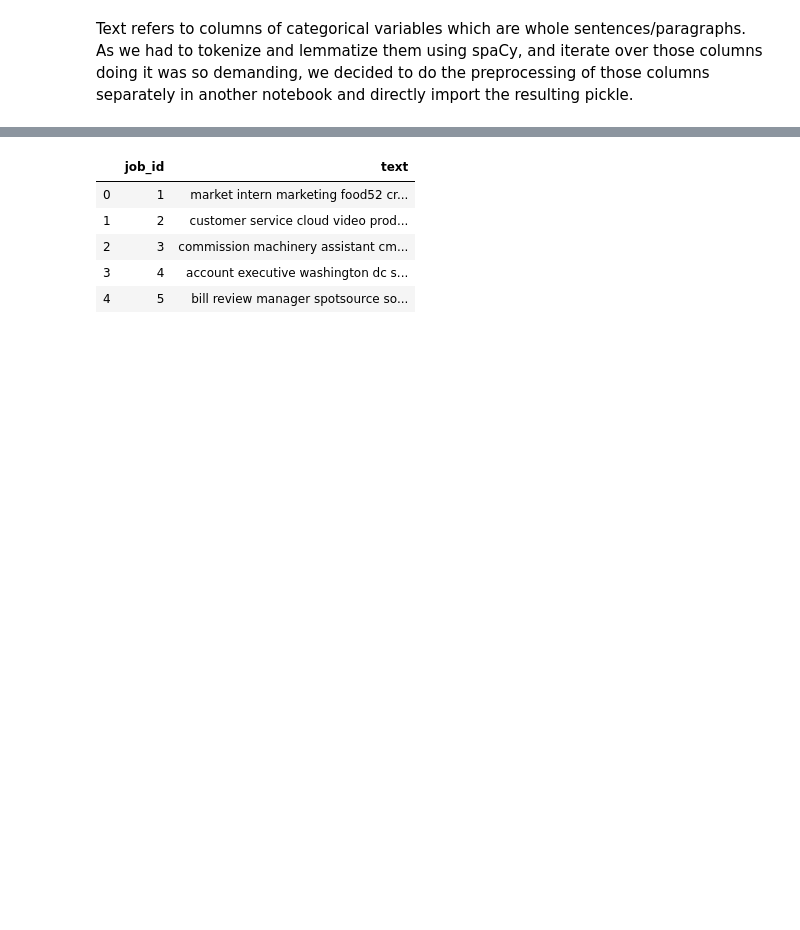
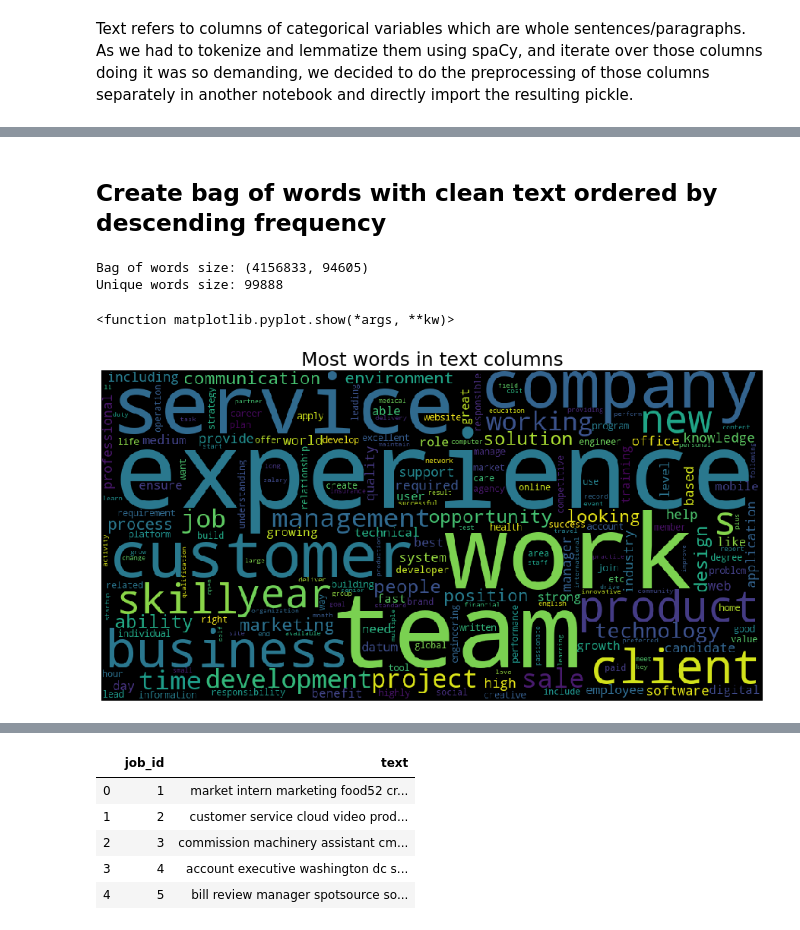
Before and after one commit to mikongame/Module-3-Project-2-ML-Fraud-Detection, a Jupyter notebook: your-code/merged.ipynb, the cells around one changed output, grey strips where cells are left out. Cells and saved outputs as stored; diff of their text form; code cells hidden in the pictures; blank space fills up the shorter version.

```diff
--- a/your-code/merged.ipynb
+++ b/your-code/merged.ipynb
@@ -628,0 +826,15 @@ Text refers to columns of categorical variables which are whole sentences/paragr
+# %% [markdown]
+## Create bag of words with clean text ordered by descending frequency
+# %%
+dict_word_freq_texts = list_to_bow(list(pd_token['text_to_singular']))
+wordcloud = WordCloud(width = 1000, height = 500, normalize_plurals=True).generate_from_frequencies(dict_word_freq_texts)
+plt.figure(figsize=(20,8))
+plt.imshow(wordcloud)
+plt.axis('off')
+plt.title("Most words in text columns", fontsize=25)
+plt.show
+# %% [output]
+Bag of words size: (4156833, 94605)
+Unique words size: 99888
+<function matplotlib.pyplot.show(*args, **kw)>
+[figure, added]
```
Also changed, not shown: parts of 39 cells of this notebook.
